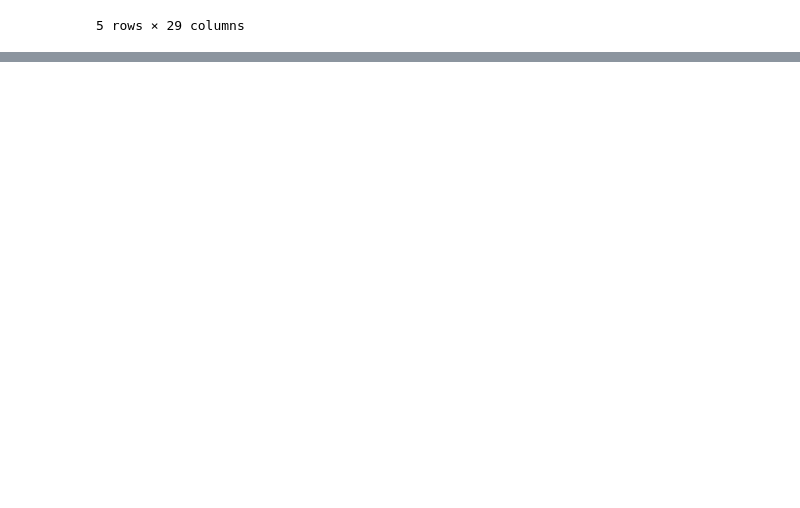
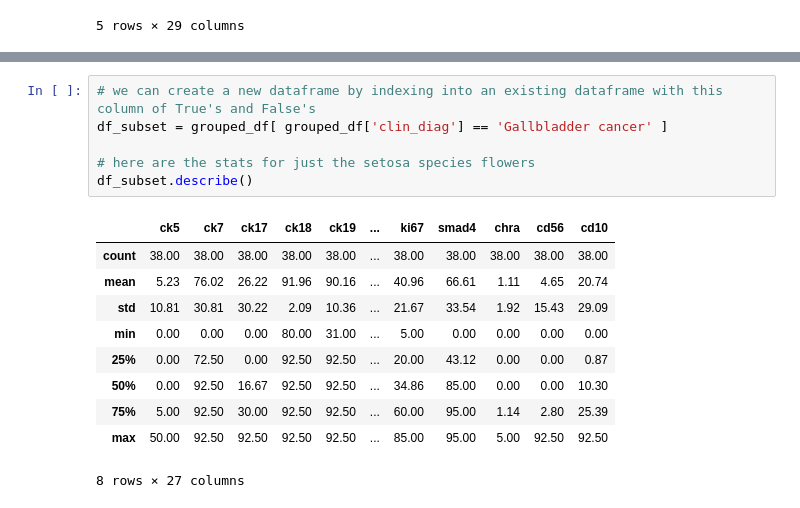
Before and after one commit to Dwgranadier/Capstone, a Jupyter notebook: TCFB_2020.ipynb, the cells around one changed output, grey strips where cells are left out. Drawn from its saved outputs; the diff is of its cells as text; blank space fills up the shorter version.

```diff
--- a/TCFB_2020.ipynb
+++ b/TCFB_2020.ipynb
@@ -75,0 +62,17 @@ Hepatocellular carcinoma           0.00  20.0   0.00  92.5  50.0  ...  30.0
+# %%
+# we can create a new dataframe by indexing into an existing dataframe with this column of True's and False's
+df_subset = grouped_df[ grouped_df['clin_diag'] == 'Gallbladder cancer' ]
+
+# here are the stats for just the setosa species flowers
+df_subset.describe()
+# %% [output]
+|  | ck5 | ck7 | ck17 | ck18 | ck19 | ... | ki67 | smad4 | chra | cd56 | cd10 |
+| count | 38.00 | 38.00 | 38.00 | 38.00 | 38.00 | ... | 38.00 | 38.00 | 38.00 | 38.00 | 38.00 |
+| mean | 5.23 | 76.02 | 26.22 | 91.96 | 90.16 | ... | 40.96 | 66.61 | 1.11 | 4.65 | 20.74 |
+| std | 10.81 | 30.81 | 30.22 | 2.09 | 10.36 | ... | 21.67 | 33.54 | 1.92 | 15.43 | 29.09 |
+| min | 0.00 | 0.00 | 0.00 | 80.00 | 31.00 | ... | 5.00 | 0.00 | 0.00 | 0.00 | 0.00 |
+| 25% | 0.00 | 72.50 | 0.00 | 92.50 | 92.50 | ... | 20.00 | 43.12 | 0.00 | 0.00 | 0.87 |
+| 50% | 0.00 | 92.50 | 16.67 | 92.50 | 92.50 | ... | 34.86 | 85.00 | 0.00 | 0.00 | 10.30 |
+| 75% | 5.00 | 92.50 | 30.00 | 92.50 | 92.50 | ... | 60.00 | 95.00 | 1.14 | 2.80 | 25.39 |
+| max | 50.00 | 92.50 | 92.50 | 92.50 | 92.50 | ... | 85.00 | 95.00 | 5.00 | 92.50 | 92.50 |
+8 rows × 27 columns
```
Also changed, not shown: parts of 20 cells of this notebook, 3 other files.
